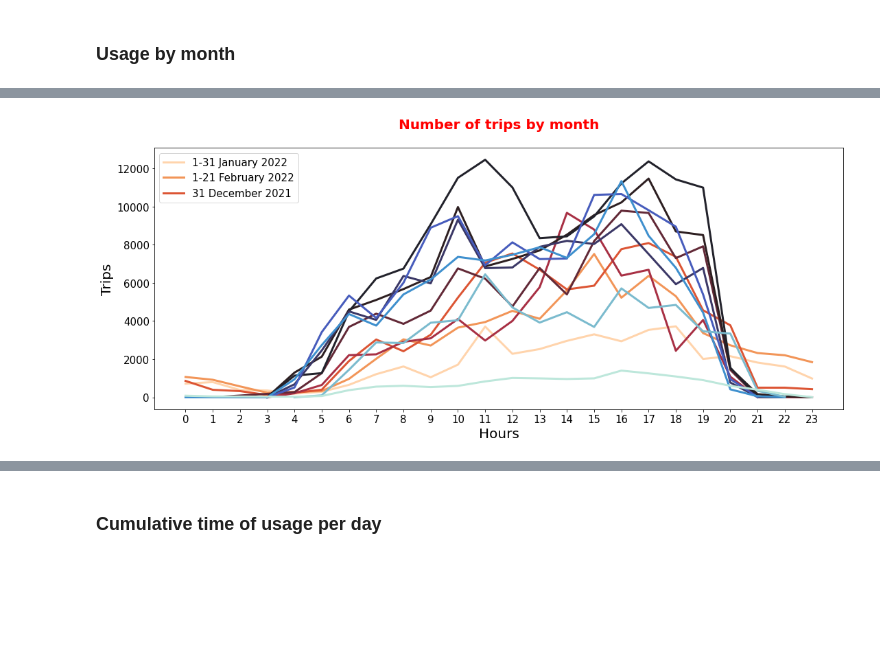
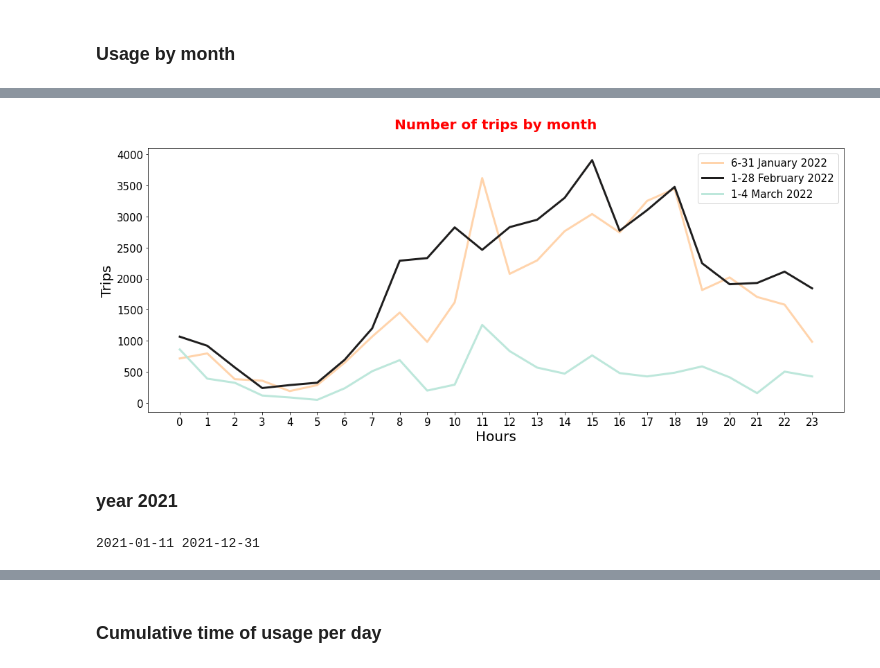
Before and after one commit to dclfbk/escooter_trento, a Jupyter notebook: code/ExploreTrips.ipynb, the cells around one changed output, grey strips where cells are left out. Drawn from its saved outputs; the diff is of its cells as text; code cells hidden in the pictures; blank space fills up the shorter version.

```diff
--- a/code/ExploreTrips.ipynb
+++ b/code/ExploreTrips.ipynb
@@ -200,9 +126,2 @@ The average trip is approximately 5 minutes long.
 # %% [markdown]
 ### Number of trips per day
-# %%
-d=[]
-for row in range(len(df)):
-  gg=df.point_timestamp[row].date()
-  d.append(gg)
-df['date']=d
-df
@@ -393,0 +303,5 @@ df.head()
+# %%
+y=[]
+for r in range(len(df.point_timestamp)):
+  y.append(df.point_timestamp[r].year)
+df['year'] = y
@@ -393,0 +314,2 @@ df.head()
+# %%
+data = df[df.year==2022]
@@ -394,7 +320,7 @@ df.head()
 # %%
-m = df.groupby(['month', 'hour'])['month'].agg(["count"]).reset_index()
+m = data.groupby(['month', 'hour'])['month'].agg(["count"]).reset_index()
 m.columns = ['month', 'hour', 'num_trips']
-m.head()
+m
 # %% [output]
 |  | month | hour | num_trips |
 | 0 | 1 | 0 | 716 |
@@ -405,12 +338,19 @@ m.head()
 # %%
 plt.figure(figsize = (18, 7))
 sns.lineplot(x = 'hour', y = 'num_trips', hue = 'month', data = m, palette = "icefire_r", linewidth = 3)
 plt.title("Number of trips by month\n", size = 20, color = "red", weight = "bold")
 plt.xlabel("Hours", size = 20, color = "black")
 plt.ylabel("Trips", size = 20, color = "black")
-plt.legend(['1-31 January 2022', '1-21 February 2022', '31 December 2021'], prop={'size': 15})
+plt.legend(['6-31 January 2022', '1-28 February 2022', '1-4 March 2022'], prop={'size': 15})
 plt.xticks(range(0,24), size = 15)
 plt.yticks(size = 15)
 plt.show()
 # %% [output]
-[figure, old version]
+[figure, new version]
+# %% [markdown]
+### year 2021
+# %%
+data = df[df.year==2021]
+print(data.date.min(), data.date.max())
+# %% [output]
+2021-01-11 2021-12-31
```
Also changed, not shown: parts of 50 cells of this notebook.
